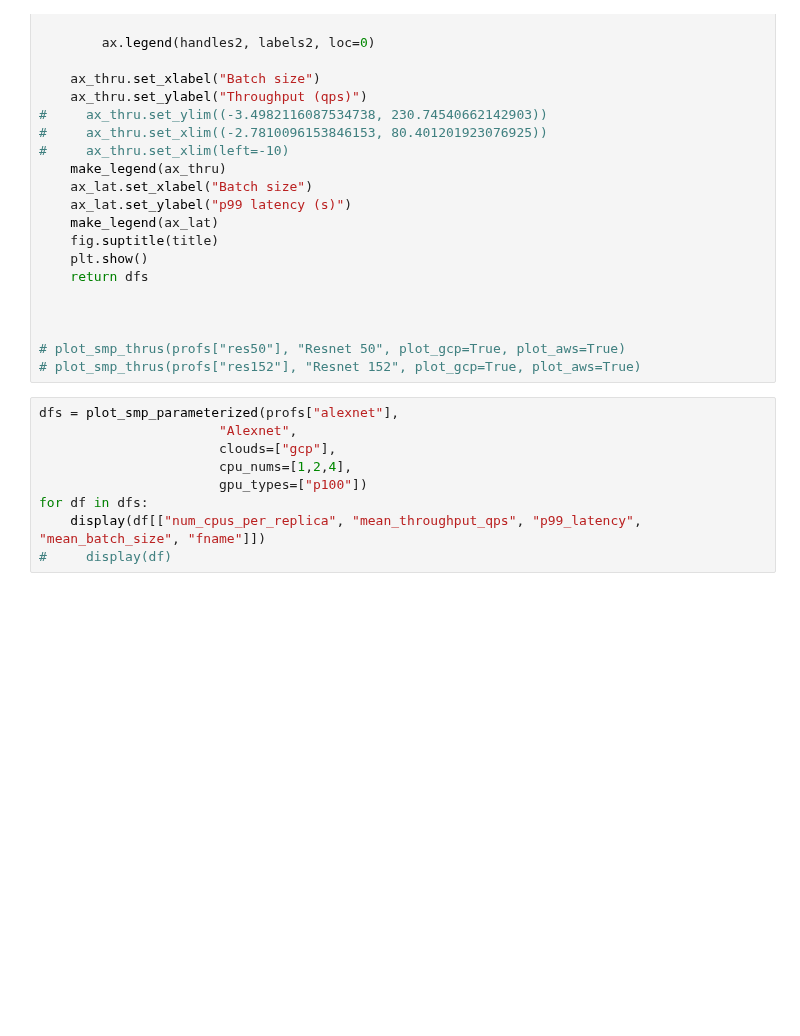
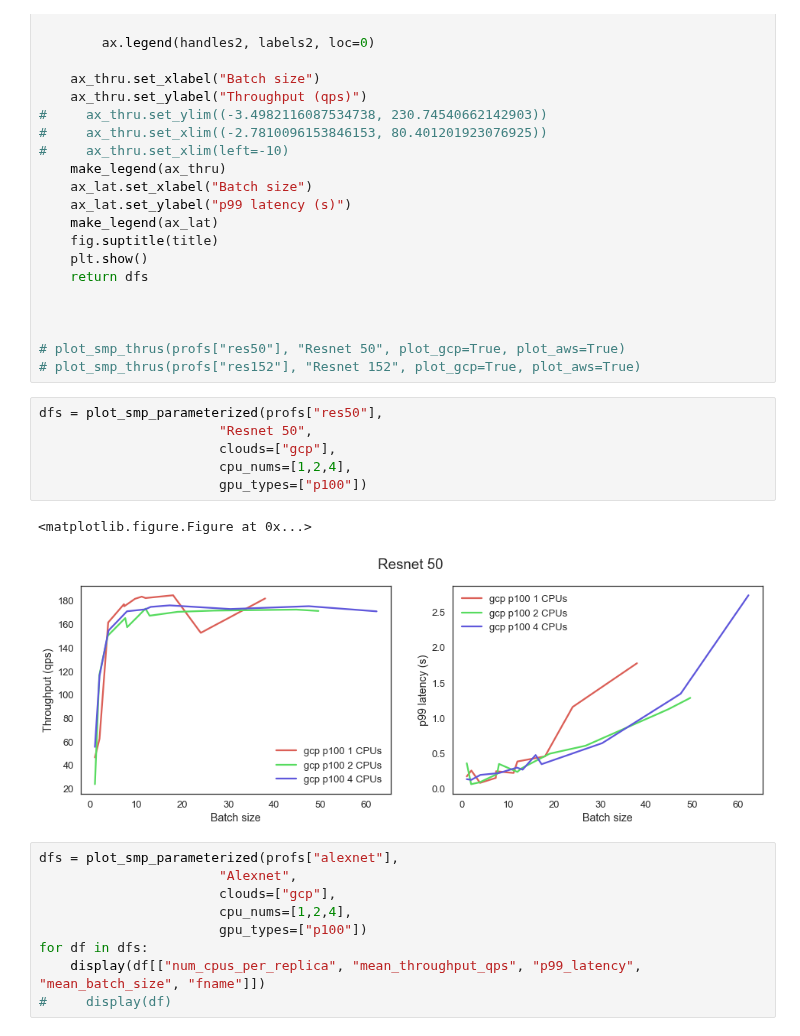
Before and after one commit to dcrankshaw/plots-model-comp-paper, a Jupyter notebook: plotting/smp_plots.ipynb, the cells around one changed output. Drawn from its saved outputs; the diff is of its cells as text; blank space fills up the shorter version.

```diff
--- a/plotting/smp_plots.ipynb
+++ b/plotting/smp_plots.ipynb
@@ -114,6 +96,15 @@ def plot_smp_parameterized(prof, title, clouds=[], cpu_nums=[], gpu_types=[]):
 
 # plot_smp_thrus(profs["res50"], "Resnet 50", plot_gcp=True, plot_aws=True)
 # plot_smp_thrus(profs["res152"], "Resnet 152", plot_gcp=True, plot_aws=True)
+# %%
+dfs = plot_smp_parameterized(profs["res50"],
+                       "Resnet 50",
+                       clouds=["gcp"],
+                       cpu_nums=[1,2,4],
+                       gpu_types=["p100"])
+# %% [output]
+<matplotlib.figure.Figure at 0x...>
+[figure, added]
 # %%
 dfs = plot_smp_parameterized(profs["alexnet"],
                        "Alexnet",
```
Also changed, not shown: parts of 3 cells of this notebook, 17 other files.
